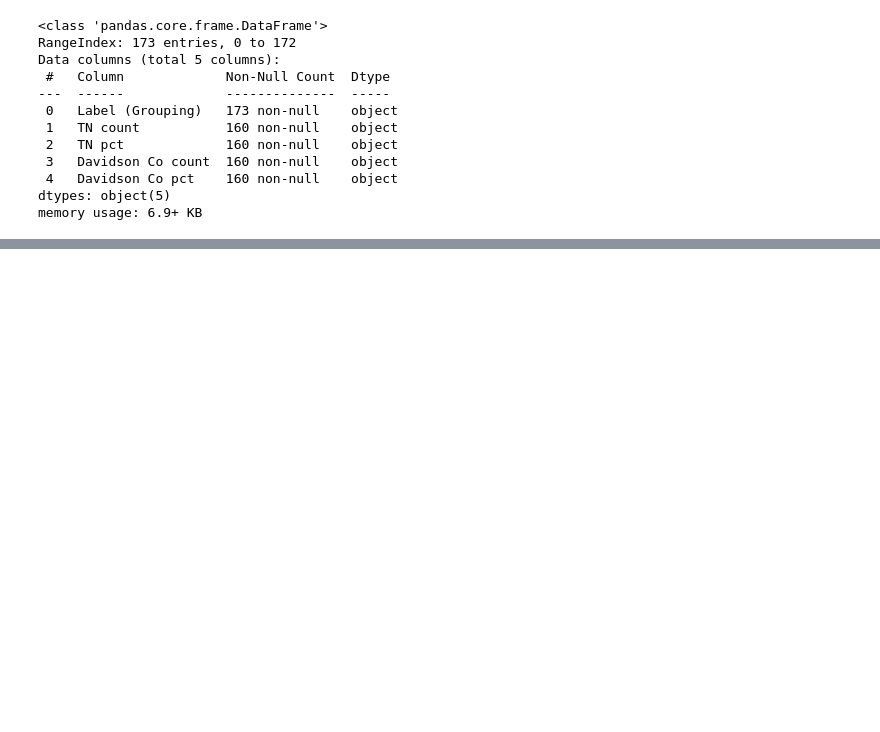
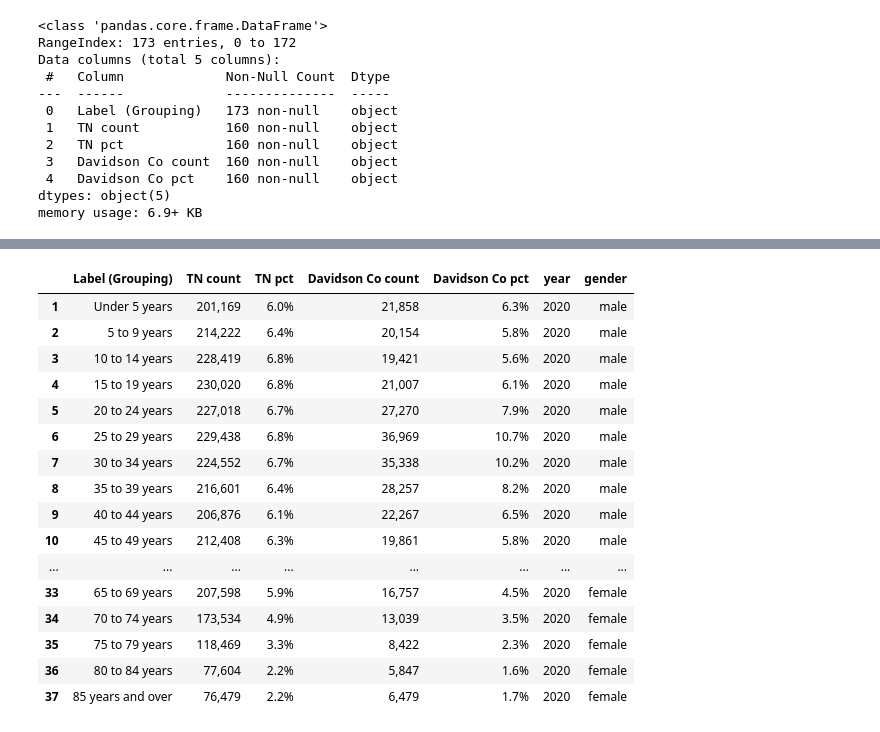
Before and after one commit to JLRoselle/homelessness-data-literacy-project, a Jupyter notebook: data_literacy.ipynb, the cells around one changed output, grey strips where cells are left out. Drawn from its saved outputs; the diff is of its cells as text; code cells hidden in the pictures; blank space fills up the shorter version.

Commit message:
created population pyramid table

```diff
--- a/data_literacy.ipynb
+++ b/data_literacy.ipynb
@@ -317,0 +369,2 @@ TNpop.to_csv('..\data\TNpop.csv')
+# %%
+pop_pyramid=TNpop.iloc[np.r_[25:44, 50:69]].reset_index(drop=True)
@@ -317,0 +391,24 @@ TNpop.to_csv('..\data\TNpop.csv')
+# %%
+pop_pyramid['gender']= 'val'
+pop_pyramid.loc[0:19,'gender'] = 'male'
+pop_pyramid.loc[19:38,'gender'] = 'female'
+pop_pyramid=pop_pyramid.drop(index=[0, 19])
+pop_pyramid
+# %% [output]
+|  | Label (Grouping) | TN count | TN pct | Davidson Co count | Davidson Co pct | year | gender |
+| 1 | Under 5 years | 201,169 | 6.0% | 21,858 | 6.3% | 2020 | male |
+| 2 | 5 to 9 years | 214,222 | 6.4% | 20,154 | 5.8% | 2020 | male |
+| 3 | 10 to 14 years | 228,419 | 6.8% | 19,421 | 5.6% | 2020 | male |
+| 4 | 15 to 19 years | 230,020 | 6.8% | 21,007 | 6.1% | 2020 | male |
+| 5 | 20 to 24 years | 227,018 | 6.7% | 27,270 | 7.9% | 2020 | male |
+| 6 | 25 to 29 years | 229,438 | 6.8% | 36,969 | 10.7% | 2020 | male |
+| 7 | 30 to 34 years | 224,552 | 6.7% | 35,338 | 10.2% | 2020 | male |
+| 8 | 35 to 39 years | 216,601 | 6.4% | 28,257 | 8.2% | 2020 | male |
+| 9 | 40 to 44 years | 206,876 | 6.1% | 22,267 | 6.5% | 2020 | male |
+| 10 | 45 to 49 years | 212,408 | 6.3% | 19,861 | 5.8% | 2020 | male |
+| ... | ... | ... | ... | ... | ... | ... | ... |
+| 33 | 65 to 69 years | 207,598 | 5.9% | 16,757 | 4.5% | 2020 | female |
+| 34 | 70 to 74 years | 173,534 | 4.9% | 13,039 | 3.5% | 2020 | female |
+| 35 | 75 to 79 years | 118,469 | 3.3% | 8,422 | 2.3% | 2020 | female |
+| 36 | 80 to 84 years | 77,604 | 2.2% | 5,847 | 1.6% | 2020 | female |
+| 37 | 85 years and over | 76,479 | 2.2% | 6,479 | 1.7% | 2020 | female |
```
Also changed, not shown: parts of 13 cells of this notebook, 1 other file.
